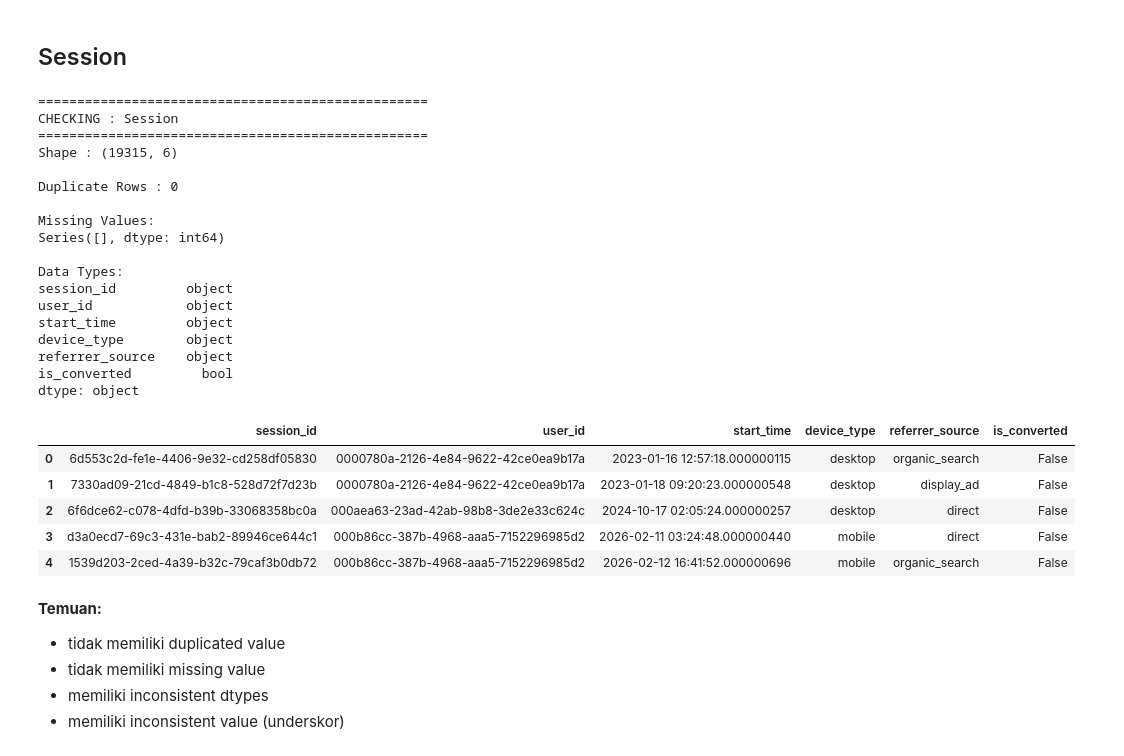
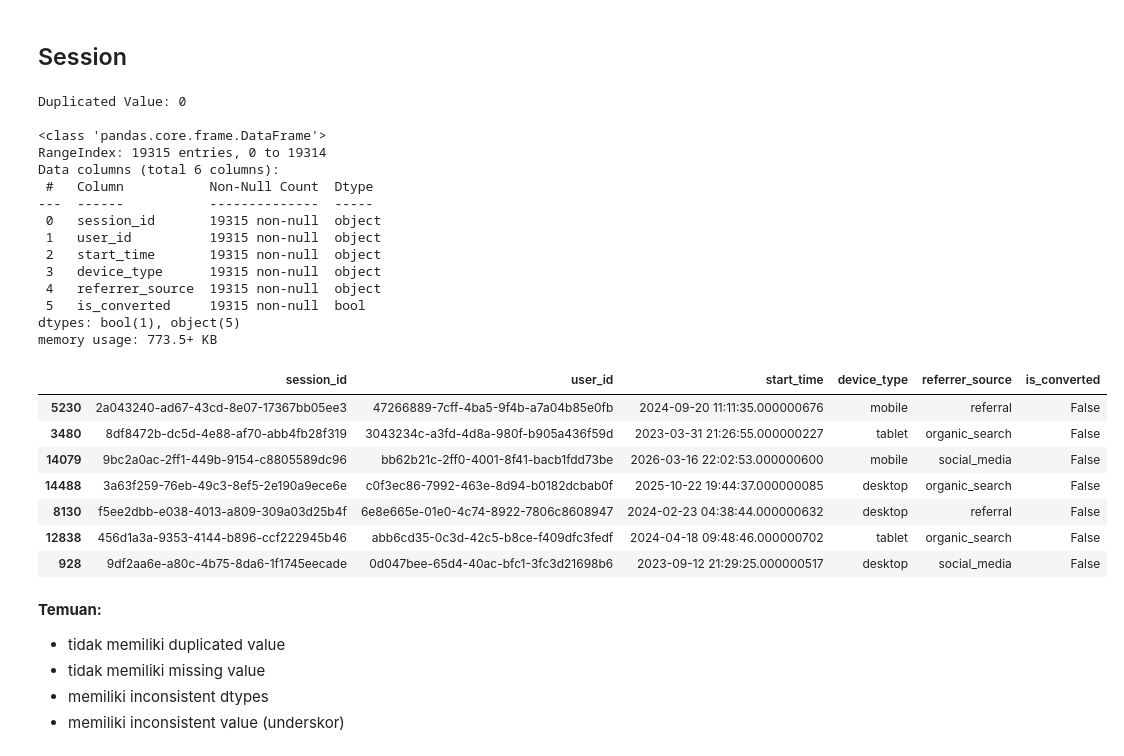
Before and after one commit to HaafizHhamda/Practice_Case, a Jupyter notebook: Notebook.ipynb, the cells around one changed output. Cells and saved outputs as stored; diff of their text form; code cells hidden in the pictures.

```diff
--- a/Notebook.ipynb
+++ b/Notebook.ipynb
@@ -43,3 +7,12 @@ def data_quality_check(df, df_name="DataFrame"):
+# %%
+def check_data(df):
+    '''
+        fungsi ini menampilkan info dataframe
+    '''
+    duplicatedV = df.duplicated().sum()
+    print(f'Duplicated Value: {duplicatedV}\n')
+    df.info()
+    return df.sample(n=7, random_state=11)
 # %% [markdown]
 ## Product
 # %%
@@ -364,35 +544,33 @@ df_users.to_csv('dataframe_user.csv',index=False)
 # %%
 # read file csv
 session_table = pd.read_csv('sessions.csv')
 
 # check kualitas data
-data_quality_check(session_table,"Session")
-session_table.head()
+check_data(session_table)
 # %% [output]
-==================================================
-CHECKING : Session
-==================================================
-Shape : (19315, 6)
+Duplicated Value: 0
 
-Duplicate Rows : 0
-
-Missing Values:
-Series([], dtype: int64)
-
-Data Types:
-session_id         object
-user_id            object
-start_time         object
-device_type        object
-referrer_source    object
-is_converted         bool
-dtype: object
+<class 'pandas.core.frame.DataFrame'>
+RangeIndex: 19315 entries, 0 to 19314
+Data columns (total 6 columns):
+ #   Column           Non-Null Count  Dtype
+---  ------           --------------  -----
+ 0   session_id       19315 non-null  object
+ 1   user_id          19315 non-null  object
+ 2   start_time       19315 non-null  object
+ 3   device_type      19315 non-null  object
+ 4   referrer_source  19315 non-null  object
+ 5   is_converted     19315 non-null  bool
+dtypes: bool(1), object(5)
+memory usage: 773.5+ KB
 |  | session_id | user_id | start_time | device_type | referrer_source | is_converted |
-| 0 | 6d553c2d-fe1e-4406-9e32-cd258df05830 | 0000780a-2126-4e84-9622-42ce0ea9b17a | 2023-01-16 12:57:18.000000115 | desktop | organic_search | False |
-| 1 | 7330ad09-21cd-4849-b1c8-528d72f7d23b | 0000780a-2126-4e84-9622-42ce0ea9b17a | 2023-01-18 09:20:23.000000548 | desktop | display_ad | False |
-| 2 | 6f6dce62-c078-4dfd-b39b-33068358bc0a | 000aea63-23ad-42ab-98b8-3de2e33c624c | 2024-10-17 02:05:24.000000257 | desktop | direct | False |
-| 3 | d3a0ecd7-69c3-431e-bab2-89946ce644c1 | 000b86cc-387b-4968-aaa5-7152296985d2 | 2026-02-11 03:24:48.000000440 | mobile | direct | False |
-| 4 | 1539d203-2ced-4a39-b32c-79caf3b0db72 | 000b86cc-387b-4968-aaa5-7152296985d2 | 2026-02-12 16:41:52.000000696 | mobile | organic_search | False |
+| 5230 | 2a043240-ad67-43cd-8e07-17367bb05ee3 | 47266889-7cff-4ba5-9f4b-a7a04b85e0fb | 2024-09-20 11:11:35.000000676 | mobile | referral | False |
+| 3480 | 8df8472b-dc5d-4e88-af70-abb4fb28f319 | 3043234c-a3fd-4d8a-980f-b905a436f59d | 2023-03-31 21:26:55.000000227 | tablet | organic_search | False |
+| 14079 | 9bc2a0ac-2ff1-449b-9154-c8805589dc96 | bb62b21c-2ff0-4001-8f41-bacb1fdd73be | 2026-03-16 22:02:53.000000600 | mobile | social_media | False |
+| 14488 | 3a63f259-76eb-49c3-8ef5-2e190a9ece6e | c0f3ec86-7992-463e-8d94-b0182dcbab0f | 2025-10-22 19:44:37.000000085 | desktop | organic_search | False |
+| 8130 | f5ee2dbb-e038-4013-a809-309a03d25b4f | 6e8e665e-01e0-4c74-8922-7806c8608947 | 2024-02-23 04:38:44.000000632 | desktop | referral | False |
+| 12838 | 456d1a3a-9353-4144-b896-ccf222945b46 | abb6cd35-0c3d-42c5-b8ce-f409dfc3fedf | 2024-04-18 09:48:46.000000702 | tablet | organic_search | False |
+| 928 | 9df2aa6e-a80c-4b75-8da6-1f1745eecade | 0d047bee-65d4-40ac-bfc1-3fc3d21698b6 | 2023-09-12 21:29:25.000000517 | desktop | social_media | False |
 # %% [markdown]
 **Temuan:**
 
```
Also changed, not shown: parts of 51 cells of this notebook.
